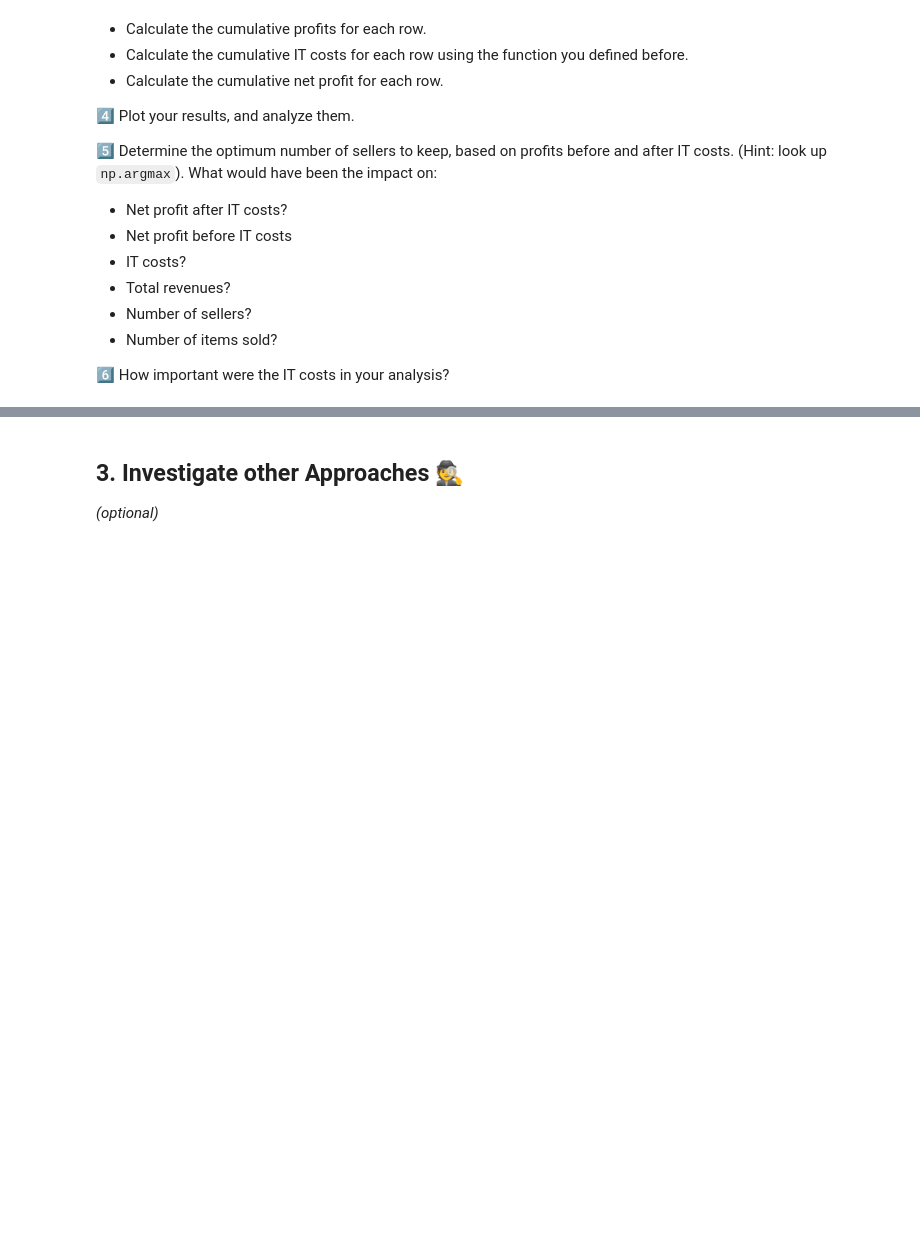
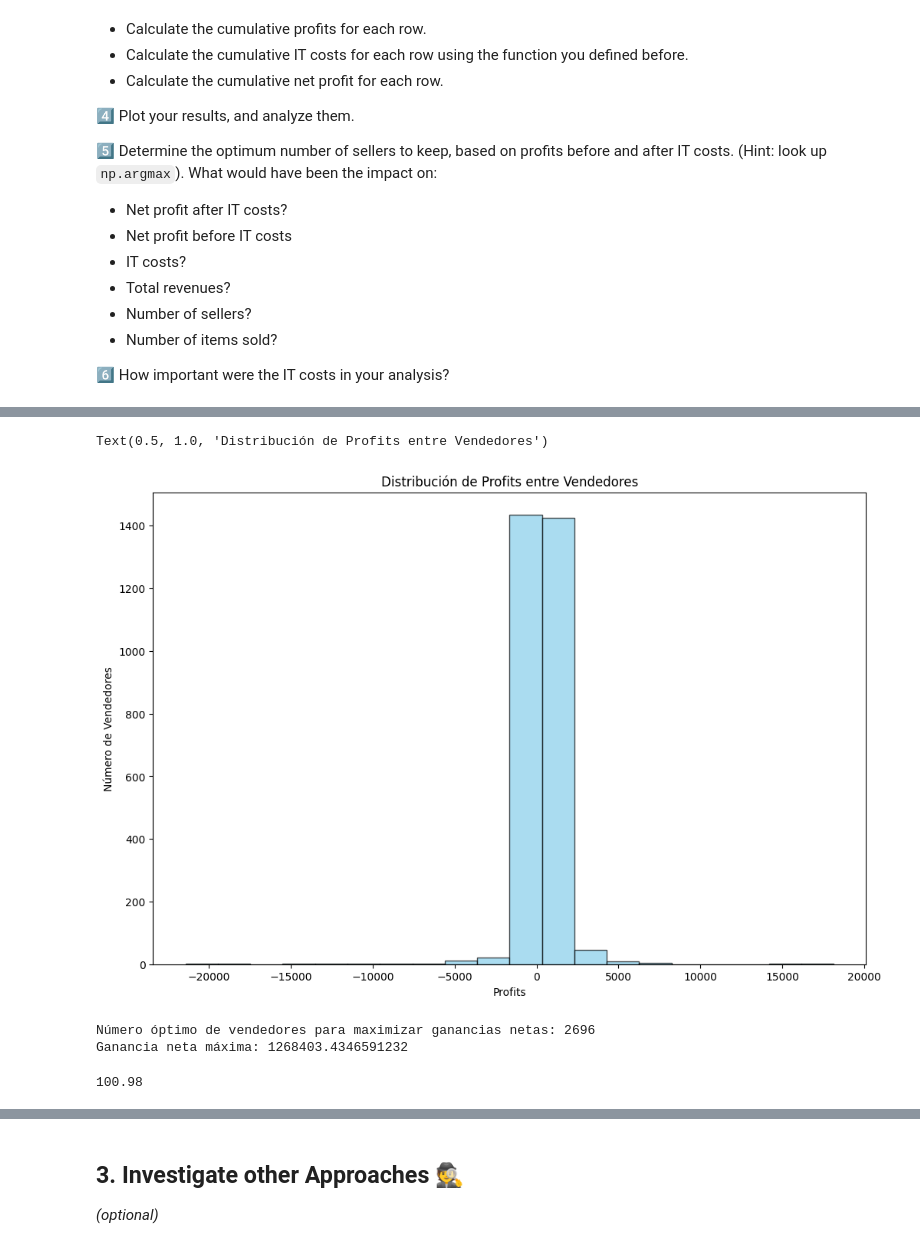
Before and after one commit to MonicaVenzor/data-recap_ceo_request, a Jupyter notebook: ceo_request.ipynb, the cells around one changed output, grey strips where cells are left out. Cells and saved outputs as stored; diff of their text form; code cells hidden in the pictures; blank space fills up the shorter version.

```diff
--- a/ceo_request.ipynb
+++ b/ceo_request.ipynb
@@ -339,4 +312,4 @@ sellers_data
 # %%
 sellers_data = training_set.copy()
-sellers_data = sellers_data.sort_values(by='profits', ascending=False).reset_index(drop=True)[['profits', 'n_orders', 'revenues']]
+sellers_data = sellers_data.sort_values(by='profits', ascending=False)
 sellers_data
@@ -345,12 +329,0 @@ sellers_data['profits'].plot();
-# %%
-sellers_data['cumulative_profits'] = sellers_data['profits'].cumsum()
-sellers_data['cumulative_items'] = sellers_data['quantity'].cumsum()
-cumulative_it_costs = []
-for i in range(len(sellers_data)):
-    n_sellers = i + 1
-    n_items = sellers_data.loc[i, 'cumulative_items']
-    it_cost = alpha * np.sqrt(n_sellers) + beta * np.sqrt(n_items)
-    cumulative_it_costs.append(it_cost)
-sellers_data['cumulative_it_costs'] = cumulative_it_costs
-sellers_data['cumulative_net_profit'] = sellers_data['cumulative_profits'] - sellers_data['cumulative_it_costs']
-sellers_data
@@ -356,0 +348,4 @@ sellers_data
+# %%
+n_sellers = np.arange(1, len(sellers_data) + 1)
+sellers_data['cumulative_it_costs'] = alpha * np.sqrt(n_sellers) + beta * np.sqrt(sellers_data['cumulative_items'])
+sellers_data
@@ -356,0 +387,23 @@ sellers_data
+# %%
+plt.figure(figsize=(12, 8))
+plt.hist(sellers_data['profits'], bins=20, edgecolor='black', color='skyblue', alpha=0.7)
+plt.xlabel('Profits')
+plt.ylabel('Número de Vendedores')
+plt.title('Distribución de Profits entre Vendedores')
+# %% [output]
+Text(0.5, 1.0, 'Distribución de Profits entre Vendedores')
+[figure, added]
+# %%
+optimal_index = np.argmax(sellers_data['cumulative_net_profit'])
+optimal_sellers_data = sellers_data.iloc[optimal_index]
+
+print(f"Número óptimo de vendedores para maximizar ganancias netas: {optimal_index + 1}")
+print(f"Ganancia neta máxima: {optimal_sellers_data['cumulative_net_profit']}")
+# %% [output]
+Número óptimo de vendedores para maximizar ganancias netas: 2696
+Ganancia neta máxima: 1268403.4346591232
+# %%
+low_performance_threshold = sellers_data['profits'].quantile(0.25)
+low_performance_threshold
+# %% [output]
+100.98
```
Also changed, not shown: parts of 14 cells of this notebook.
